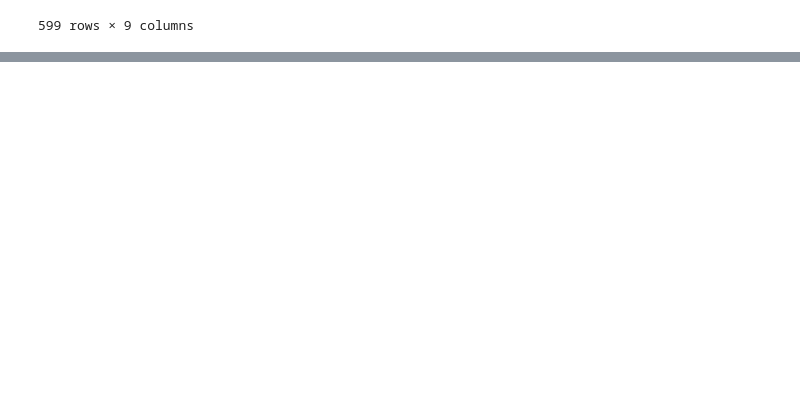
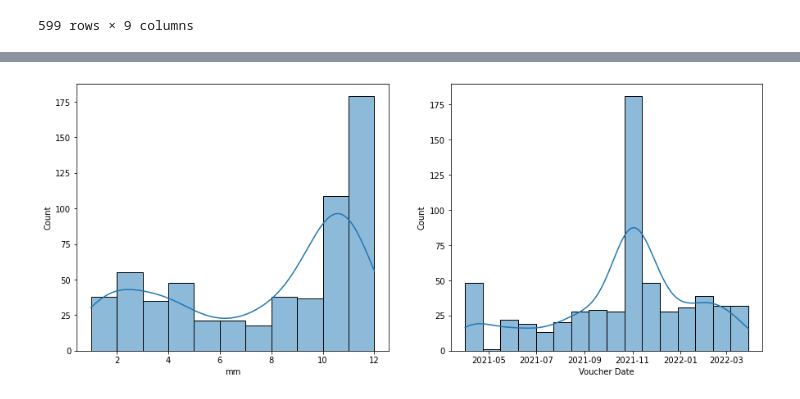
Before and after one commit to aakashsyadav1999/Sales-list-estimate-edited, a Jupyter notebook: estimate.ipynb, the cells around one changed output, grey strips where cells are left out. Drawn from its saved outputs; the diff is of its cells as text; code cells hidden in the pictures; blank space fills up the shorter version.

```diff
--- a/estimate.ipynb
+++ b/estimate.ipynb
@@ -254,0 +280,7 @@ df
+# %%
+fig, (ax1, ax2) = plt.subplots(1, 2, figsize=(15,6))
+
+sns.histplot(df['mm'], ax=ax1, kde=True)
+sns.histplot(df['Voucher Date'], ax=ax2, kde=True);
+# %% [output]
+[figure, added]
```
Also changed, not shown: parts of 14 cells of this notebook.
